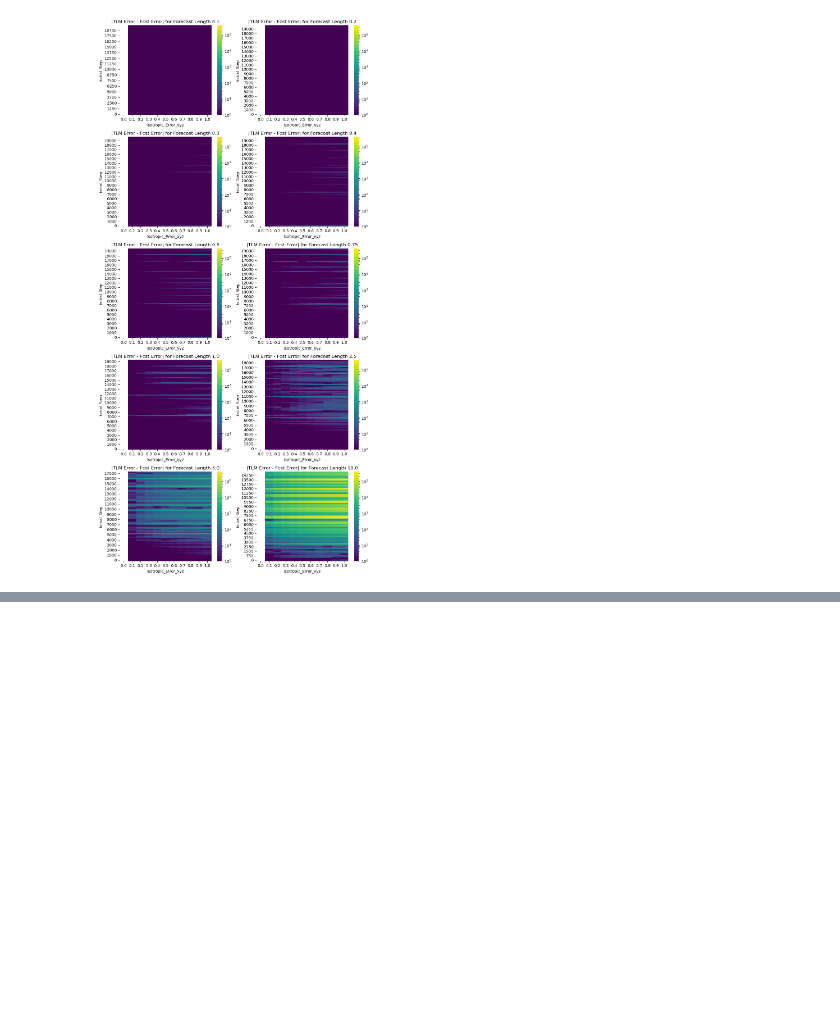
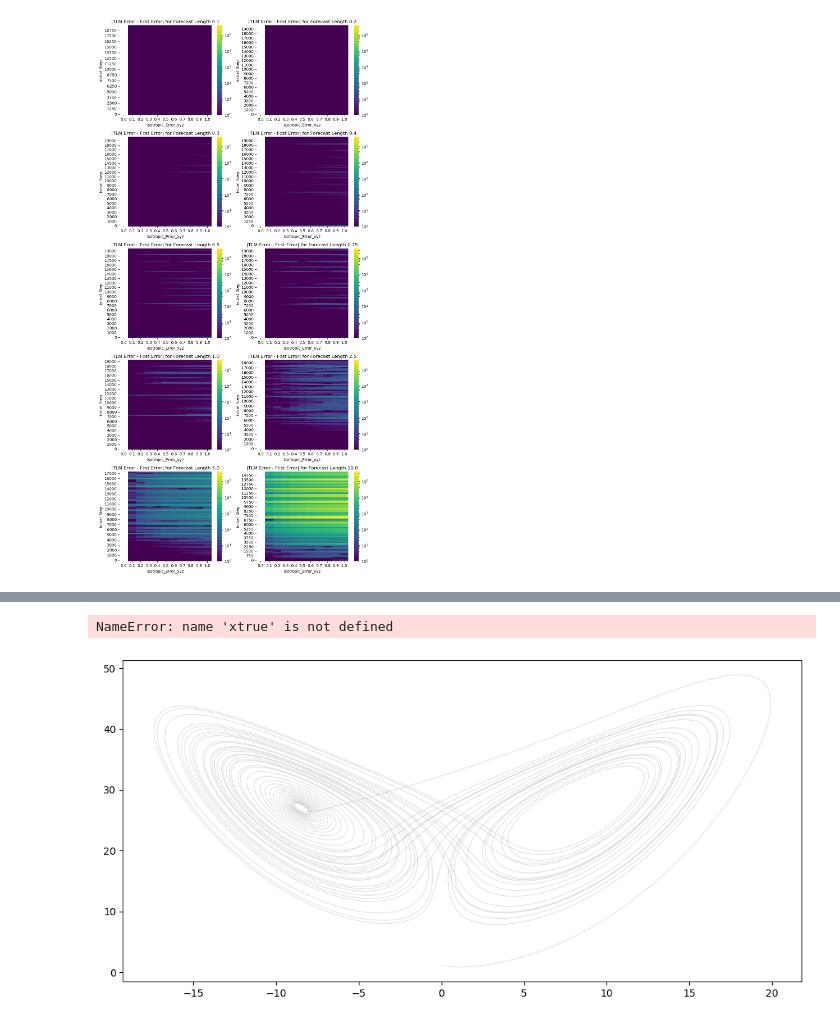
Before and after one commit to AidanJanney/ATOC4500_F24, a Jupyter notebook: Project_1/Project_1.ipynb, the cells around one changed output, grey strips where cells are left out. Cells and saved outputs as stored; diff of their text form; code cells hidden in the pictures; blank space fills up the shorter version.

```diff
--- a/Project_1/Project_1.ipynb
+++ b/Project_1/Project_1.ipynb
@@ -594,0 +786,52 @@ plt.savefig('./Images_Project_1/q1_mean_perturbation')
+# %%
+window_result = find_error_for_windows(trajectories = (xtraj,ytraj,ztraj),window_freq=250, ic_error=np.array([0.1,0.1,0.1]))
+
+initial_steps = [window[0] for window in window_result] # extracting step intervals
+
+TLM_storage = [window[3] for window in window_result]
+# %%
+ic_error = np.array([0.1,0.1,0.1])
+for i, M in enumerate(TLM_storage):
+    u, s, vt = np.linalg.svd(M, full_matrices=True)
+
+    ic_sing = np.array(vt[sing_val - 1, :])
+    ic_sing[:] = ic_sing[:] / np.sqrt(np.sum(ic_sing[:] ** 2)) * np.sqrt(np.sum(ic_error[:] ** 2))
+
+    xsing = np.empty(fcst_steps + 1)
+    ysing = np.empty(fcst_steps + 1)
+    zsing = np.empty(fcst_steps + 1)
+    xsing[0], ysing[0], zsing[0] = (xtraj[0] + ic_sing[0], ytraj[0] + ic_sing[1], ztraj[0] + ic_sing[2])
+
+    fig = plt.figure()
+    ax = fig.gca()
+    ax.plot(xtraj, ztraj, lw=0.5, color='lightgray')
+    ax.plot(xtr, ztrue, '-', color='red')
+    ax.plot(xtrue[0], ztrue[0], 'o', color='red')
+    ax.plot(xtrue[-1], ztrue[-1], '^', color='red')
+
+    if (plot_nlfcst):
+        ax.plot(xfcst, zfcst, '-', color='green')
+        ax.plot(xfcst[0], zfcst[0], 'o', color='green')
+        ax.plot(xfcst[-1], zfcst[-1], '^', color='green')
+
+    xmin = np.min([np.min(xtraj), np.min(xfcst)])
+    xmax = np.max([np.max(xtraj), np.max(xfcst)])
+    zmin = np.min([np.min(ztraj), np.min(zfcst)])
+    zmax = np.max([np.max(ztraj), np.max(zfcst)])
+
+    if (plot_sv):
+        ax.plot([xtraj[0], xsing[0]], [ztraj[0], zsing[0]], '-', color='blue')
+        ax.plot([xtraj[-1], xsing[-1]], [ztrue[-1], zsing[-1]], '-', color='blue')
+        for i in range(0, len(xsing), sv_plot_freq):
+            ax.plot([xtrue[i], xsing[i]], [ztraj[i], zsing[i]], '-', color='blue')
+
+    plt.axis([xmin - (xmax - xmin) * 0.08, xmax + (xmax - xmin) * 0.08, zmin - (zmax - zmin) * 0.08,
+              zmax + (zmax - zmin) * 0.08])
+    plt.xlabel('x')
+    plt.ylabel('z')
+
+    plt.savefig('lorenz_xz.png', format='png', dpi=150, bbox_inches='tight')
+    plt.show()
+# %% [output]
+NameError: name 'xtrue' is not defined
+[figure, added]
```
Also changed, not shown: parts of 17 cells of this notebook, 3 other files.
